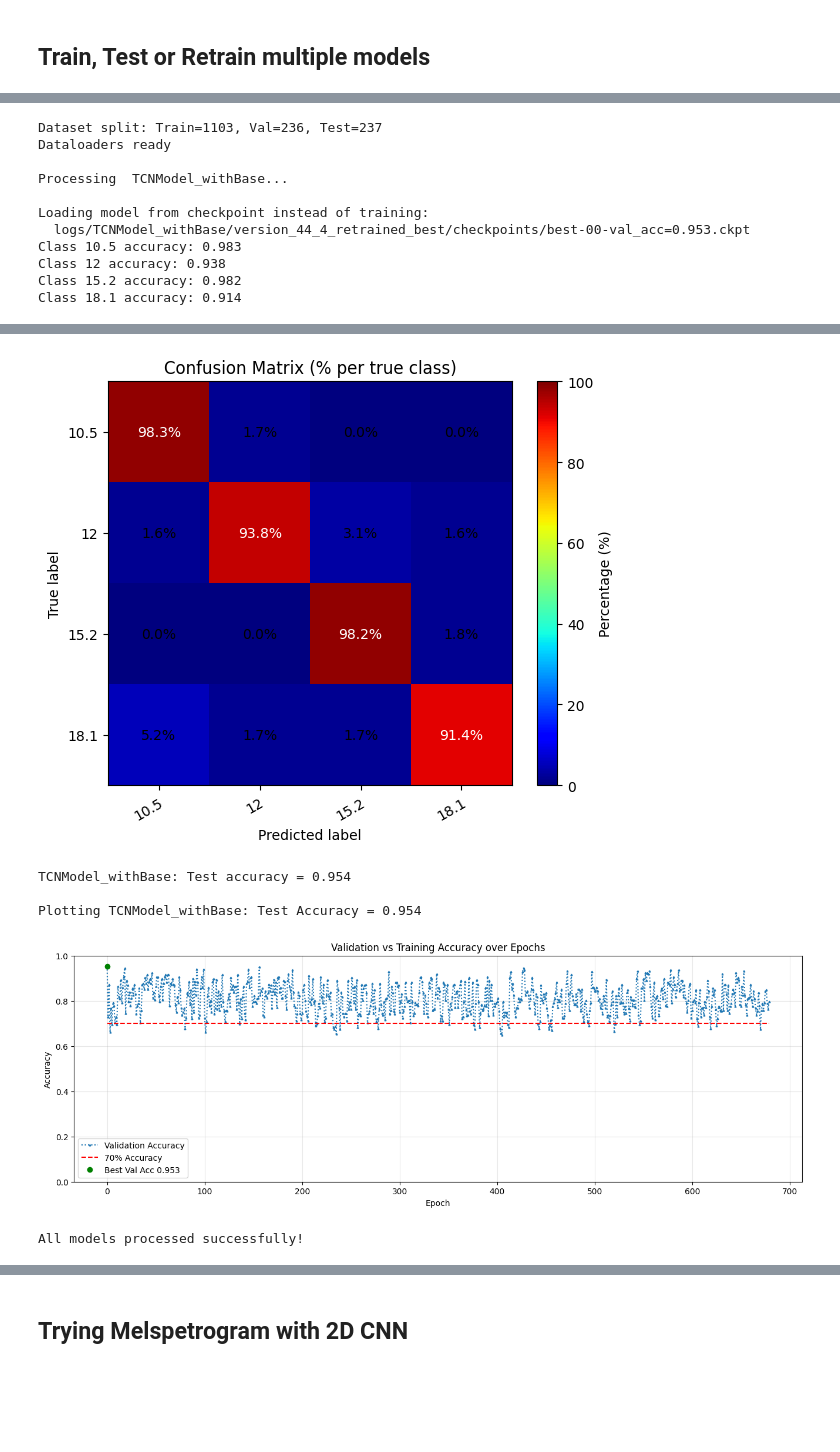
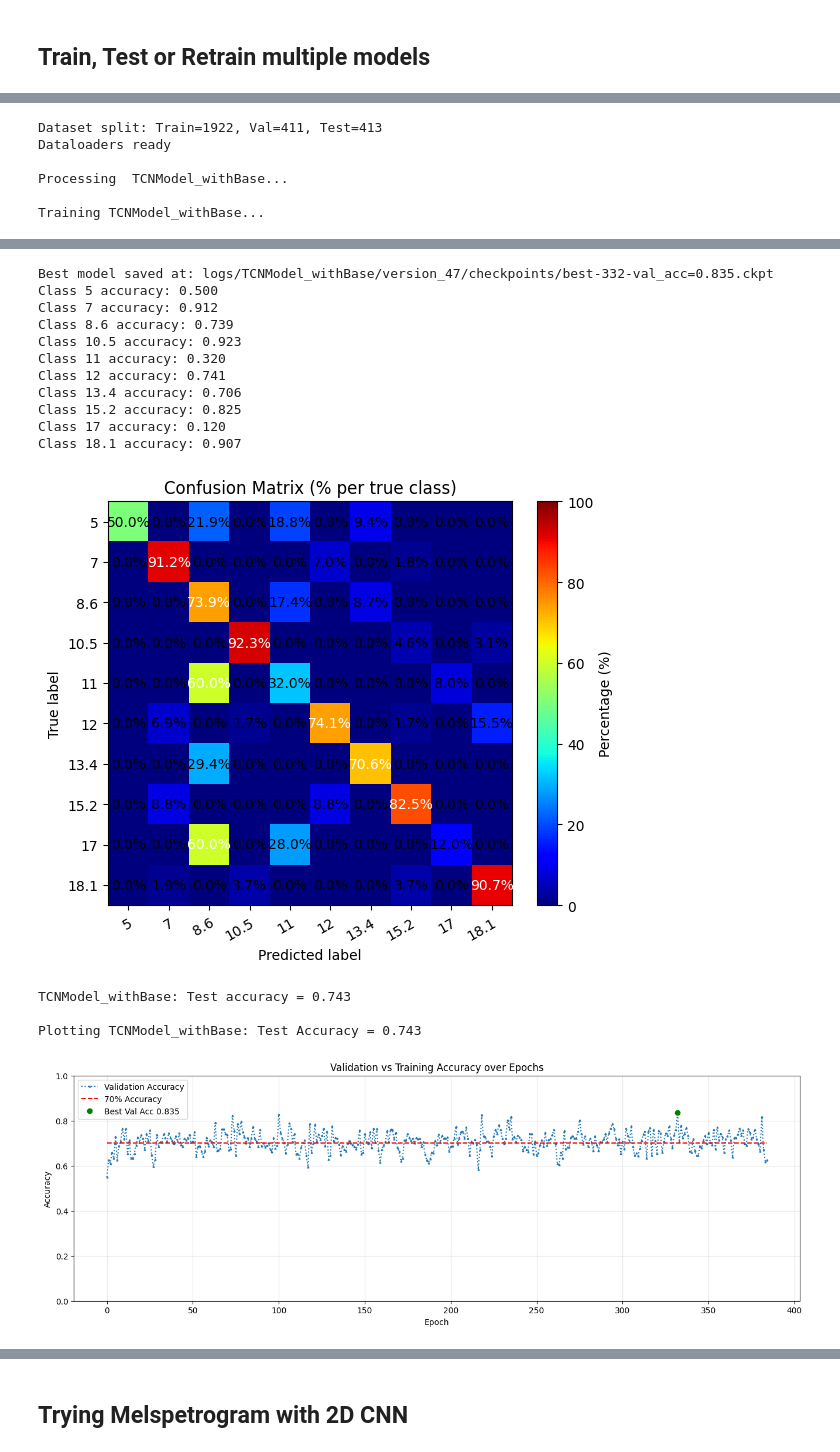
Before and after one commit to GeorgTenzing/EEG_Classification, a Jupyter notebook: Main.ipynb, the cells around one changed output, grey strips where cells are left out. Cells and saved outputs as stored; diff of their text form; code cells hidden in the pictures; blank space fills up the shorter version.

```diff
--- a/Main.ipynb
+++ b/Main.ipynb
@@ -11,33 +11,40 @@ models = [
 ]
 
 shared_parameters_ssvep = {
-    "data_path": "datasets/numpy/ssvep_4_nofilter_GMCGA_no01_4labels_250hz_1.5_window_size.npz",   # no weights
+    # "data_path": "datasets/numpy/ssvep_4_nofilter_GMCGA_no01_4labels_250hz_1.5_window_size.npz",   # no weights
     # "data_path": "datasets/numpy/ssvep_5_nofilter_GMCGA_no1_5labels_250hz_1.5_window_size_0.4keepratio.npz",   # weights 0.5
-    # "data_path": "datasets/numpy/ssvep_10_nofilter_GMCGAGG_10labels_250hz_1.5_window_size.npz",  # no weights
+    "data_path": "datasets/numpy/ssvep_10_nofilter_GMCGAGG_10labels_250hz_1.5_window_size.npz",  # no weights, lets try to retrain with weights on 4 and 8
 
     "DATASET_CLASS": EEGDataset_with_filters,
 
     "NOTCH_50": True,
     "OCCIPITAL_SLICE": slice(0, 8),
 
-    "MAX_TIME": "00:00:20:00",
+    "MAX_TIME": "00:00:02:00",
     "MODEL_KWARGS": {
         "in_channels": 8,
-        "num_classes": 4,
-        "class_labels": [10.5, 12, 15.2, 18.1],
+
+        # "num_classes": 4,
+        # "class_labels": [10.5, 12, 15.2, 18.1],
+        # "class_weights": [1.0, 1.0, 1.0, 1.0],
+
         # "num_classes": 5,
         # "class_labels": [0, 10.5, 12, 15.2, 18.1],
-        # "num_classes": 10,
-        # "class_labels": [5, 7, 8.6, 10.5, 11, 12, 13.4, 15.2, 17, 18.1],
+        # "class_weights": [0.5, 1.0, 1.0, 1.0, 1.0],
+
+        "num_classes": 10,
+        "class_labels": [5, 7, 8.6, 10.5, 11, 12, 13.4, 15.2, 17, 18.1],
+        "class_weights": [1.0, 1.0, 1.5, 1.0, 1.5, 1.0, 1.0, 1.0, 1.5, 1.0],
     },
 
-    "skip_training": True,
-    # "LOAD_CHECKPOINT": "logs/TCNModel_withBase/version_42_10_best/checkpoints/best-2730-val_acc=0.839.ckpt",    # best 10 label model
+    # "skip_training": True,
+
+    # "LOAD_CHECKPOINT": "logs/TCNModel_withBase/version_12_4_best_1h_GMCGA_no01_4labels/checkpoints/best-11408-val_acc=0.948.ckpt", # best 4 label model before retraining
+    # "LOAD_CHECKPOINT": "logs/TCNModel_withBase/version_44_4_retrained_best/checkpoints/best-00-val_acc=0.953.ckpt",              # best 4 label model after retraining
 
     # "LOAD_CHECKPOINT": "logs/TCNModel_withBase/version_41_5_retrained_best/checkpoints/best-00-val_acc=0.813.ckpt", # best 5 label model
 
-    "LOAD_CHECKPOINT": "logs/TCNModel_withBase/version_12_4_best_1h_GMCGA_no01_4labels/checkpoints/best-11408-val_acc=0.948.ckpt", # best 4 label model before retraining
-    # "LOAD_CHECKPOINT": "logs/TCNModel_withBase/version_44_4_retrained_best/checkpoints/best-00-val_acc=0.953.ckpt",              # best 4 label model after retraining
+    "LOAD_CHECKPOINT": "logs/TCNModel_withBase/version_42_10_best/checkpoints/best-2730-val_acc=0.839.ckpt",    # best 10 label model
 }
 results, test_loader = run_multiple_models(models, shared_parameters_ssvep)
 # %% [output]
@@ -52,11 +70,6 @@ LOCAL_RANK: 0 - CUDA_VISIBLE_DEVICES: [0]
-Dataset split: Train=1103, Val=236, Test=237
+Dataset split: Train=1922, Val=411, Test=413
 Dataloaders ready
 
 Processing  TCNModel_withBase...
 
-Loading model from checkpoint instead of training:
-  logs/TCNModel_withBase/version_44_4_retrained_best/checkpoints/best-00-val_acc=0.953.ckpt
-Class 10.5 accuracy: 0.983
-Class 12 accuracy: 0.938
-Class 15.2 accuracy: 0.982
-Class 18.1 accuracy: 0.914
+Training TCNModel_withBase...
@@ -63,6 +78,16 @@ Class 18.1 accuracy: 0.914
+Best model saved at: logs/TCNModel_withBase/version_47/checkpoints/best-332-val_acc=0.835.ckpt
+Class 5 accuracy: 0.500
+Class 7 accuracy: 0.912
+Class 8.6 accuracy: 0.739
+Class 10.5 accuracy: 0.923
+Class 11 accuracy: 0.320
+Class 12 accuracy: 0.741
+Class 13.4 accuracy: 0.706
+Class 15.2 accuracy: 0.825
+Class 17 accuracy: 0.120
+Class 18.1 accuracy: 0.907
-[figure, old version]
+[figure, new version]
-TCNModel_withBase: Test accuracy = 0.954
-
-Plotting TCNModel_withBase: Test Accuracy = 0.954
+TCNModel_withBase: Test accuracy = 0.743
+
+Plotting TCNModel_withBase: Test Accuracy = 0.743
-[figure, old version]
+[figure, new version]
-All models processed successfully!
```
Also changed, not shown: parts of 3 cells of this notebook, 12 other files.
